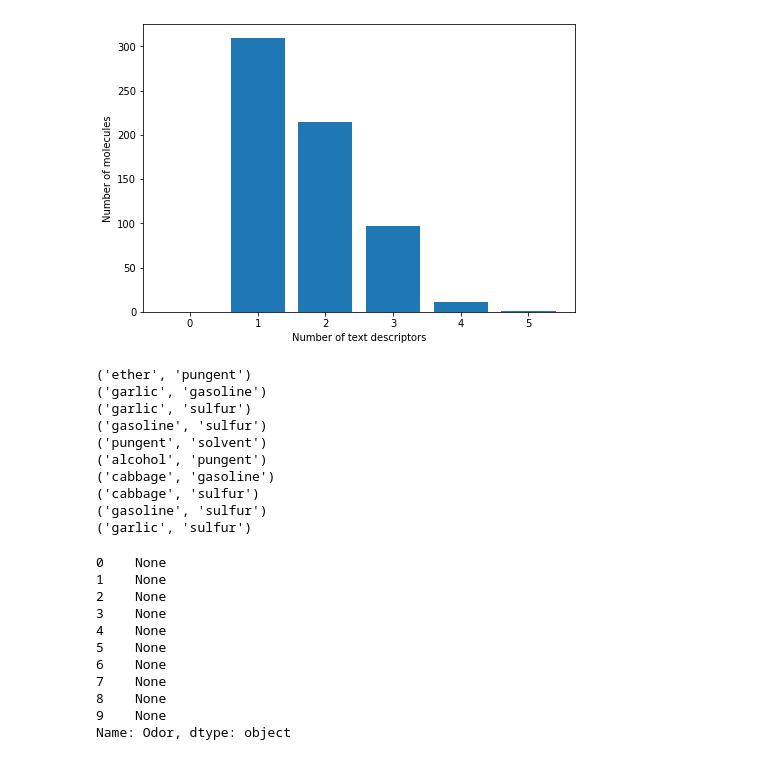
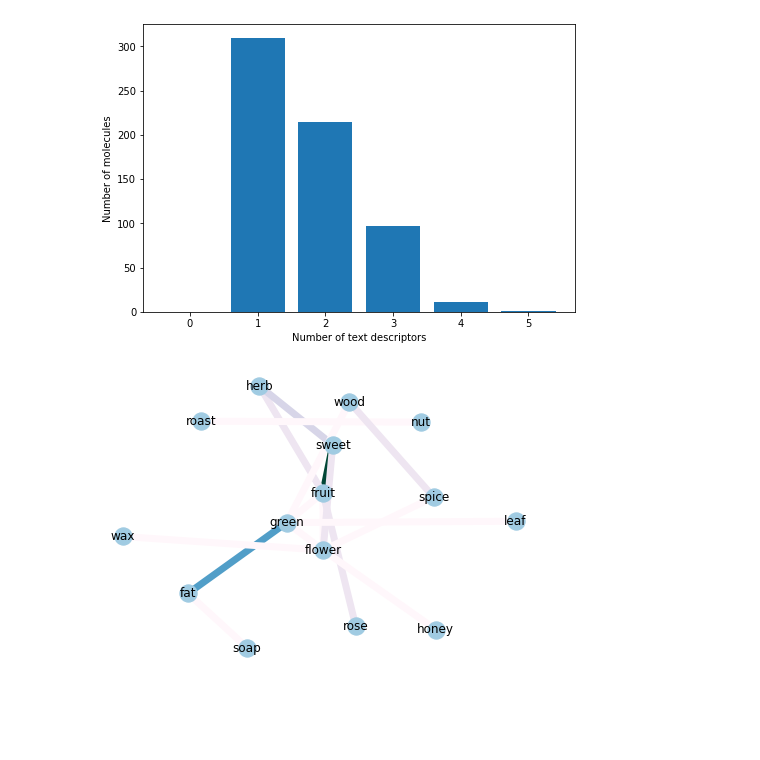
Before and after one commit to aravind1338/MachineOlfaction, a Jupyter notebook: Flavornet_Code/flavornet_preprocessing.ipynb, the cells around one changed output. Cells and saved outputs as stored; diff of their text form; code cells hidden in the pictures; blank space fills up the shorter version.

Commit message:
Completed code for visualizing connection strength between odor descriptors

```diff
--- a/Flavornet_Code/flavornet_preprocessing.ipynb
+++ b/Flavornet_Code/flavornet_preprocessing.ipynb
@@ -66,42 +67,34 @@ plt.show()
 # %%
 # Code to visualize the connection strength between descriptors
 
 edge_dict = {} # Dictionary of edges and corresponding counts
 total_pairs = 0
-
-def create_edge_connections(array):
+def create_edge_list(array):
     global total_pairs
-    array = sorted([name.strip().lower() for name in array])
+    array = sorted([name.strip().strip(',').lower() for name in array])
     if len(array) > 1:
         # If there is more than one descriptor
         for pair in itertools.combinations(array, 2):
             total_pairs += 1
             final_pair = pair[0] + "," + pair[1]
-
             edge_dict[final_pair] = edge_dict.get(final_pair, 0) + 1 # Update dictionary value
 
+odors_series.apply(create_edge_list) # Create edge list from data
+
+# Create a graph object #
+connection_strength_graph = nx.Graph()
+
 # Now need to update dictionary counts as weights by dividing by total
-temp_series = odors_series.head(10)
-temp_series.apply(create_edge_connections)
+for edge in edge_dict:
+    if edge_dict[edge] > 3:
+        # Too many nodes make it hard to visualize the graph; removing edges that don't occur more than thrice
+        edge_list = edge.split(',')
+        weight = edge_dict[edge]/total_pairs
+        connection_strength_graph.add_edge(edge_list[0], edge_list[1], weight=weight) # Add this edge to the graph
+
+
+final_edges,final_weights = zip(*nx.get_edge_attributes(connection_strength_graph,'weight').items())
+nx.draw(connection_strength_graph, node_color='#A0CBE2', edge_color=final_weights, width=7, edge_cmap=plt.cm.PuBuGn, with_labels=True)
+plt.show()
 # %% [output]
-('ether', 'pungent')
-('garlic', 'gasoline')
-('garlic', 'sulfur')
-('gasoline', 'sulfur')
-('pungent', 'solvent')
-('alcohol', 'pungent')
-('cabbage', 'gasoline')
-('cabbage', 'sulfur')
-('gasoline', 'sulfur')
-('garlic', 'sulfur')
-0    None
-1    None
-2    None
-3    None
-4    None
-5    None
-6    None
-7    None
-8    None
-9    None
-Name: Odor, dtype: object
+[figure, added]
```
Also changed, not shown: parts of 3 cells of this notebook.
